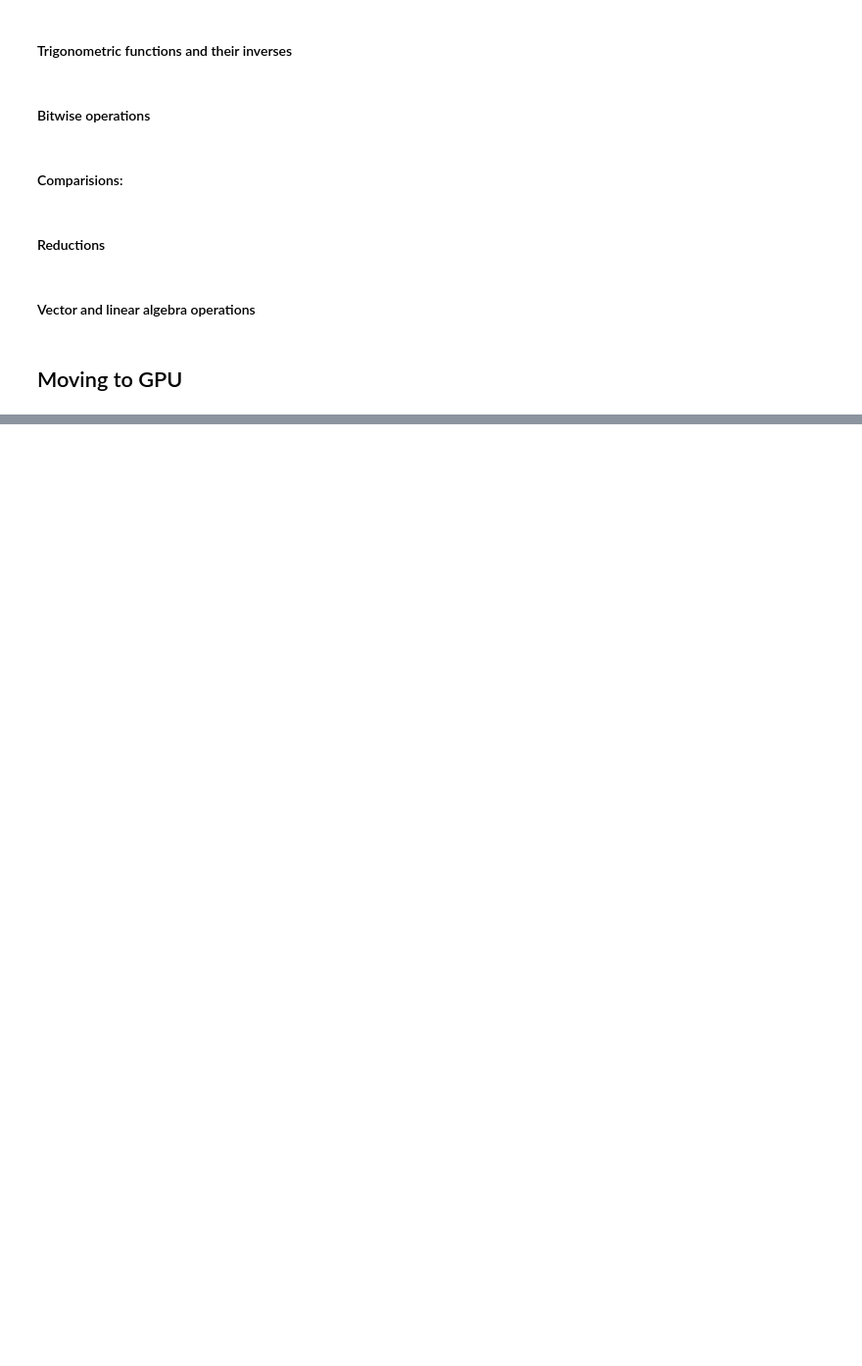
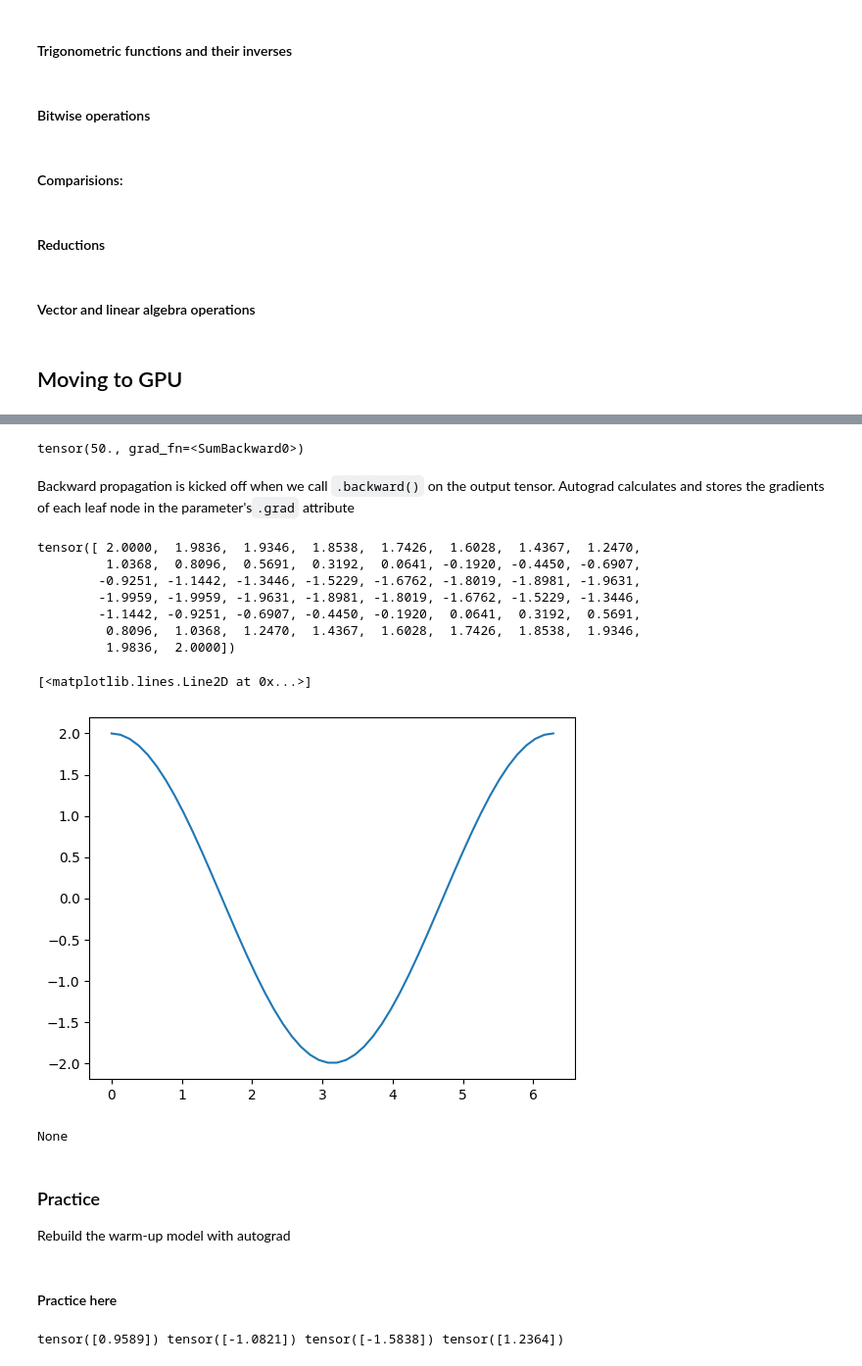
Before and after one commit to nv259/SummerProject, a Jupyter notebook: Pytorch/Seminar01.ipynb, the cells around one changed output, grey strips where cells are left out. Shown at 98% size. Drawn from its saved outputs; the diff is of its cells as text; code cells hidden in the pictures; blank space fills up the shorter version.

```diff
--- a/Pytorch/Seminar01.ipynb
+++ b/Pytorch/Seminar01.ipynb
@@ -326,0 +440,7 @@ print(torch.svd(m3))
+# %%
+out = d.sum()
+print(out)
+# %% [output]
+tensor(50., grad_fn=<SumBackward0>)
+# %% [markdown]
+Backward propagation is kicked off when we call `.backward()` on the output tensor. Autograd calculates and stores the gradients of each leaf node in the parameter's`.grad` attribute
@@ -326,0 +449,38 @@ print(torch.svd(m3))
+# %%
+print(a.grad)
+
+# We'll get 2*cos(a) graph
+plt.plot(a.detach(), a.grad.detach())
+# %% [output]
+tensor([ 2.0000,  1.9836,  1.9346,  1.8538,  1.7426,  1.6028,  1.4367,  1.2470,
+         1.0368,  0.8096,  0.5691,  0.3192,  0.0641, -0.1920, -0.4450, -0.6907,
+        -0.9251, -1.1442, -1.3446, -1.5229, -1.6762, -1.8019, -1.8981, -1.9631,
+        -1.9959, -1.9959, -1.9631, -1.8981, -1.8019, -1.6762, -1.5229, -1.3446,
+        -1.1442, -0.9251, -0.6907, -0.4450, -0.1920,  0.0641,  0.3192,  0.5691,
+         0.8096,  1.0368,  1.2470,  1.4367,  1.6028,  1.7426,  1.8538,  1.9346,
+         1.9836,  2.0000])
+[<matplotlib.lines.Line2D at 0x...>]
+[figure, added]
+# %%
+print(c.grad)
+# %% [output]
+None
+# %% [markdown]
+### Practice
+
+Rebuild the warm-up model with autograd
+# %% [markdown]
+#### Practice here
+# %%
+# Initialize weights
+# Remember they are leaf node
+a = torch.randn(1)
+b = torch.randn(1)
+c = torch.randn(1)
+d = torch.randn(1)
+
+learning_rate = 0.001
+
+print(a, b, c, d)
+# %% [output]
+tensor([0.9589]) tensor([-1.0821]) tensor([-1.5838]) tensor([1.2364])
```
Also changed, not shown: parts of 33 cells of this notebook.
